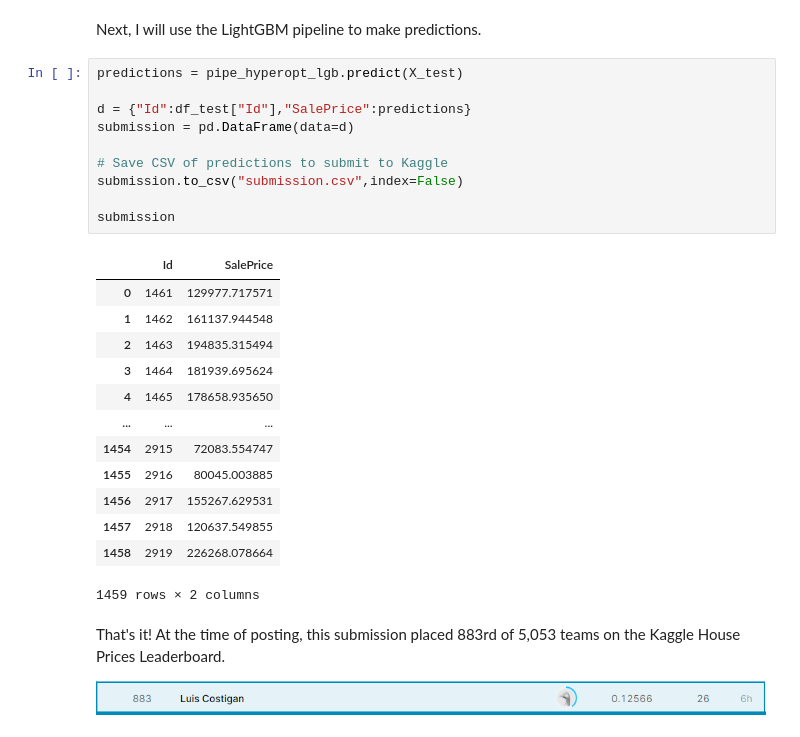
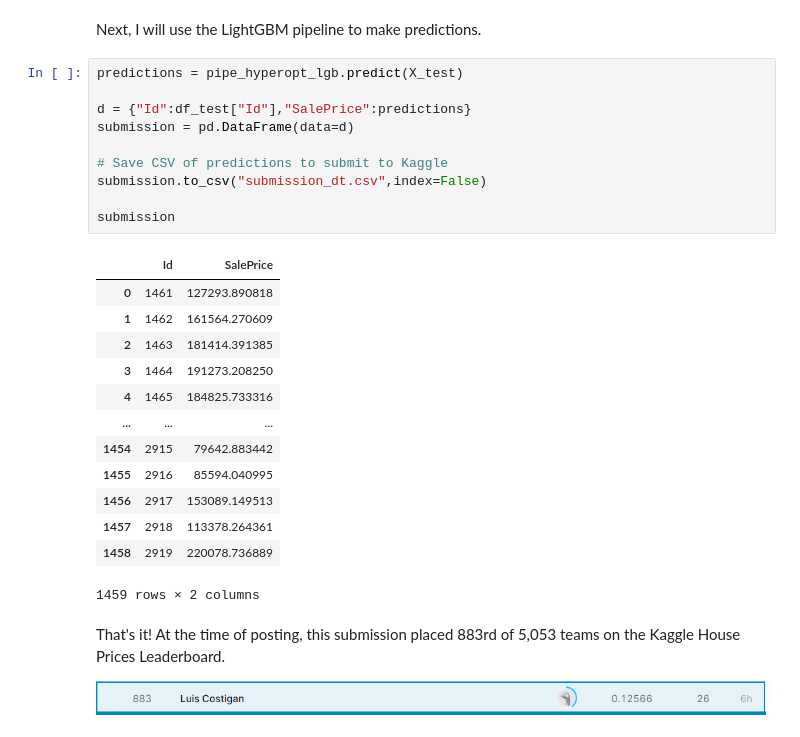
Before and after one commit to valencia21/data-science-projects, a Jupyter notebook: house-price-prediction/Models/sklearn/model.ipynb, the cells around one changed output. Saved outputs shown, nothing was run; the diff lists cells and outputs as text.

```diff
--- a/house-price-prediction/Models/sklearn/model.ipynb
+++ b/house-price-prediction/Models/sklearn/model.ipynb
@@ -508,26 +503,26 @@ Next, I will use the LightGBM pipeline to make predictions.
 # %%
 predictions = pipe_hyperopt_lgb.predict(X_test)
 
 d = {"Id":df_test["Id"],"SalePrice":predictions}
 submission = pd.DataFrame(data=d)
 
 # Save CSV of predictions to submit to Kaggle
-submission.to_csv("submission.csv",index=False)
+submission.to_csv("submission_dt.csv",index=False)
 
 submission
 # %% [output]
 |  | Id | SalePrice |
-| 0 | 1461 | 129977.717571 |
-| 1 | 1462 | 161137.944548 |
-| 2 | 1463 | 194835.315494 |
-| 3 | 1464 | 181939.695624 |
-| 4 | 1465 | 178658.935650 |
+| 0 | 1461 | 127293.890818 |
+| 1 | 1462 | 161564.270609 |
+| 2 | 1463 | 181414.391385 |
+| 3 | 1464 | 191273.208250 |
+| 4 | 1465 | 184825.733316 |
 | ... | ... | ... |
-| 1454 | 2915 | 72083.554747 |
-| 1455 | 2916 | 80045.003885 |
-| 1456 | 2917 | 155267.629531 |
-| 1457 | 2918 | 120637.549855 |
-| 1458 | 2919 | 226268.078664 |
+| 1454 | 2915 | 79642.883442 |
+| 1455 | 2916 | 85594.040995 |
+| 1456 | 2917 | 153089.149513 |
+| 1457 | 2918 | 113378.264361 |
+| 1458 | 2919 | 220078.736889 |
 1459 rows × 2 columns
 # %% [markdown]
 That's it! At the time of posting, this submission placed 883rd of 5,053 teams on the Kaggle House Prices Leaderboard.
```
Also changed, not shown: parts of 13 cells of this notebook, 1 other file.
